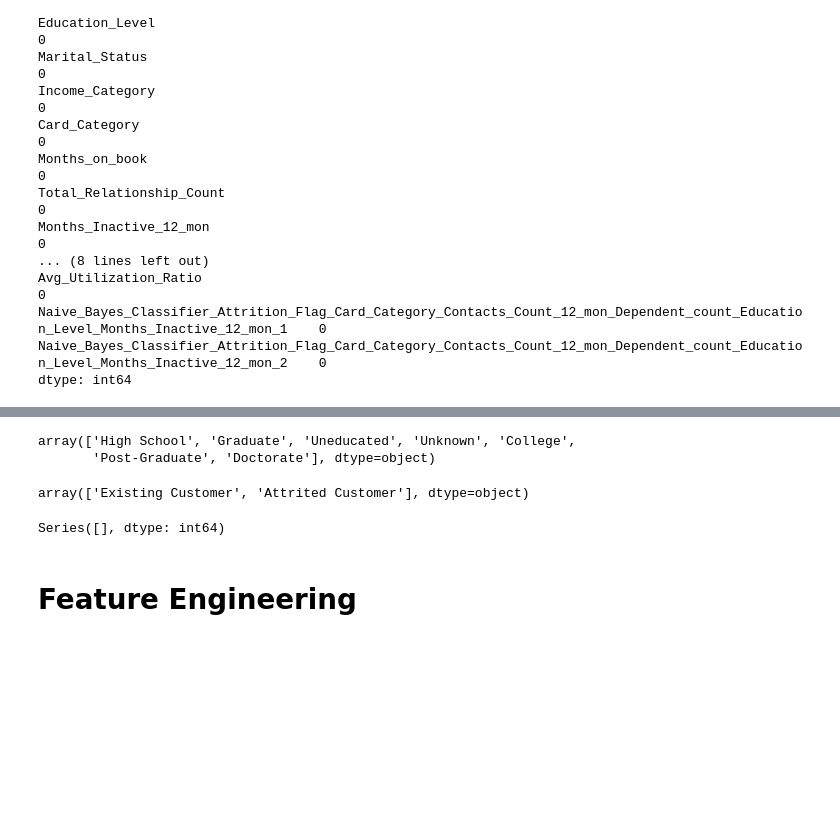
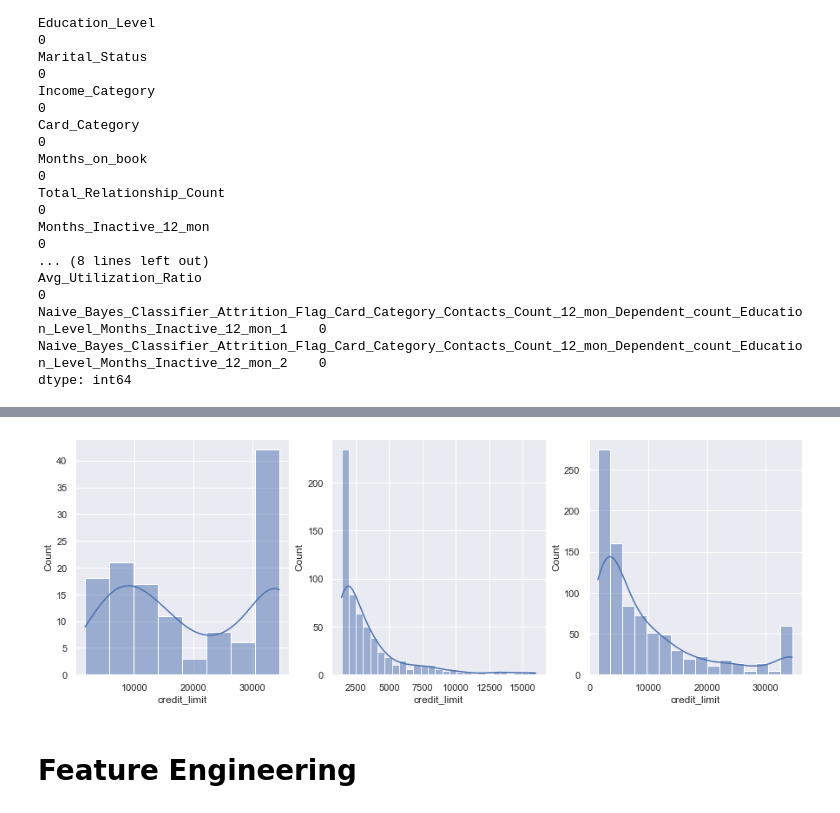
Before and after one commit to leonardoccarv/ChurnBankDetection, a Jupyter notebook: ChurnBankDetection.ipynb, the cells around one changed output, grey strips where cells are left out. Drawn from its saved outputs; the diff is of its cells as text; code cells hidden in the pictures; blank space fills up the shorter version.

```diff
--- a/ChurnBankDetection.ipynb
+++ b/ChurnBankDetection.ipynb
@@ -125,20 +110,26 @@ df.head()
-# %%
-df['education_level'].unique()
-# %% [output]
-array(['High School', 'Graduate', 'Uneducated', 'Unknown', 'College',
-       'Post-Graduate', 'Doctorate'], dtype=object)
-# %%
-df['attrition_flag'].unique()
-# %% [output]
-array(['Existing Customer', 'Attrited Customer'], dtype=object)
-# %%
-aux = df['clientnum'].unique()
-series = pd.Series(aux)
-value_counts = series.value_counts()
-filtered_counts = value_counts[value_counts > 1]
-filtered_counts
-# %% [output]
-Series([], dtype: int64)
+# %%
+aux1 = df.loc[(df.attrition_flag == 'Attrited Customer') &
+       (df.income_category == '$120K +'),
+       ['attrition_flag','income_category', 'credit_limit']]
+
+aux2 = df.loc[(df.attrition_flag == 'Attrited Customer') &
+       (df.income_category == 'Less than $40K'),
+       ['attrition_flag','income_category', 'credit_limit']]
+
+aux3 = df.loc[(df.attrition_flag == 'Attrited Customer') &
+#       (df.income_category != 'Less than $40K') &
+#       (df.income_category != '$120K +'),
+#       ['attrition_flag','income_category', 'credit_limit']]
+# %%
+# Criar subplots lado a lado
+fig, axes = plt.subplots(1, 3, figsize=(15, 5))
+
+# Plotar os gráficos em cada subplot
+plot1 = sns.histplot(aux1['credit_limit'], kde=True, ax=axes[0])
+plot2 = sns.histplot(aux2['credit_limit'], kde=True, ax=axes[1])
+plot3 = sns.histplot(aux3['credit_limit'], kde=True, ax=axes[2])
+# %% [output]
+[figure, added]
 # %% [markdown]
 # Feature Engineering
 # %% [markdown]
```
Also changed, not shown: parts of 5 cells of this notebook.
